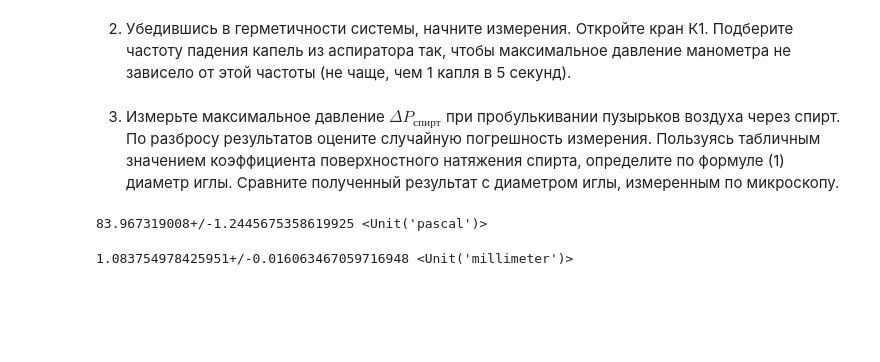
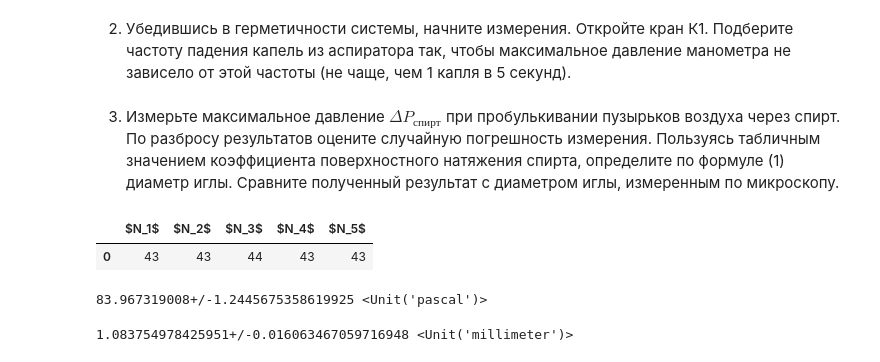
Before and after one commit to MichaelShulga/labs-mipt, a Jupyter notebook: 2.5.1/main.ipynb, the cells around one changed output. Saved outputs shown, nothing was run; the diff lists cells and outputs as text; code cells hidden in the pictures; blank space fills up the shorter version.

```diff
--- a/2.5.1/main.ipynb
+++ b/2.5.1/main.ipynb
@@ -40,12 +33,18 @@ def get_dP(N_data):
 2. Убедившись в герметичности системы, начните измерения. Откройте кран К1. Подберите частоту падения капель из аспиратора так, чтобы максимальное давление манометра не зависело от этой частоты (не чаще, чем 1 капля в 5 секунд).
 # %% [markdown]
 3. Измерьте максимальное давление $\Delta P_{спирт}$  при  пробулькивании пузырьков воздуха через спирт. По разбросу результатов оцените случайную погрешность измерения. Пользуясь табличным значением коэффициента поверхностного натяжения спирта, определите по формуле (1) диаметр иглы. Сравните полученный результат с диаметром иглы, измеренным по микроскопу.
-# %%
-N_data = np.array([43, 43, 44, 43, 43])
-dP = get_dP(N_data)
-dP
-# %% [output]
-83.967319008+/-1.2445675358619925 <Unit('pascal')>
+# %%
+N_data = pd.read_excel('main.xlsx', sheet_name="P_{спирт}")
+N_data.to_latex(buf="table_alcohol.tex", index=False, header=False)
+N_data
+# %% [output]
+|  | $N_1$ | $N_2$ | $N_3$ | $N_4$ | $N_5$ |
+| 0 | 43 | 43 | 44 | 43 | 43 |
+# %%
+dP = get_dP(N_data.to_numpy())
+dP
+# %% [output]
+83.967319008+/-1.2445675358619925 <Unit('pascal')>
 # %%
 sigma_theor = 22.75 * 1e-3 * ureg.J / ureg.m ** 2
 d = 4 * sigma_theor / dP
```
Also changed, not shown: parts of 11 cells of this notebook, 8 other files.
